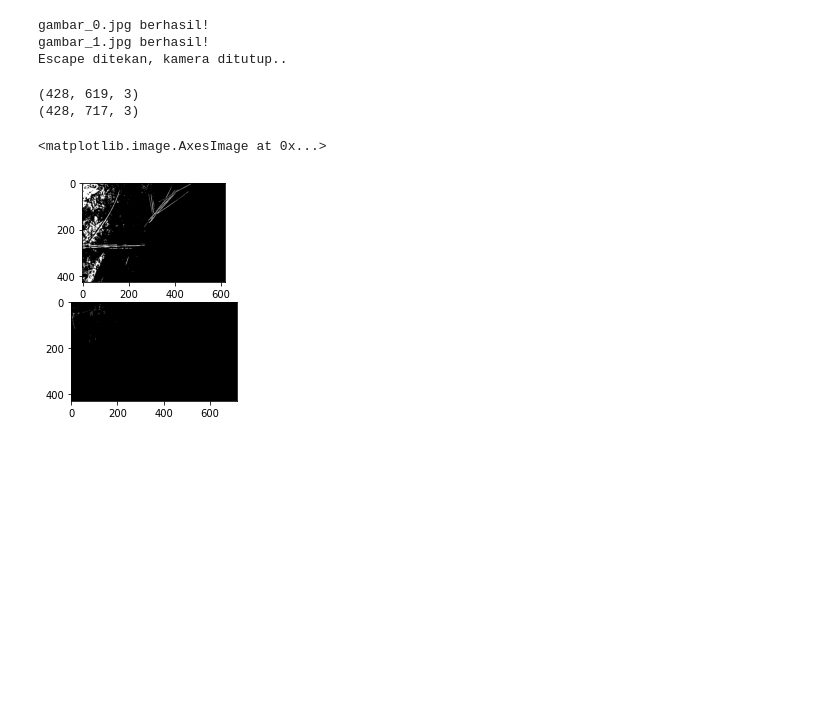
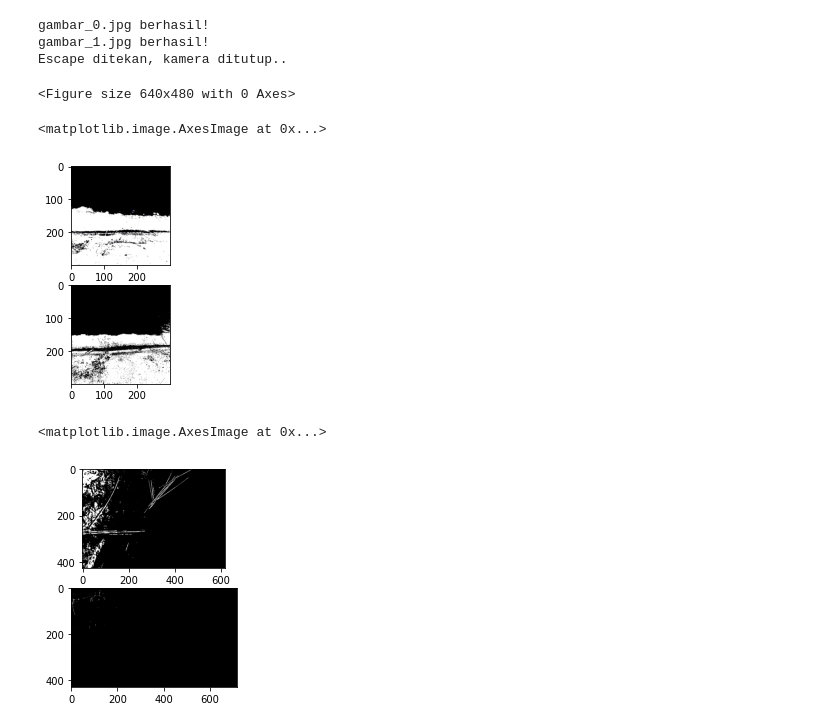
Before and after one commit to NurilWahdaniati/HCD-A3---Deteksi-Ketinggian-Air-Menggunakan-Kamera, a Jupyter notebook: deteksi_tinggi_air.ipynb, the cells around one changed output. Cells and saved outputs as stored; diff of their text form; code cells hidden in the pictures; blank space fills up the shorter version.

Commit message:
Tambah code gabung gambar

```diff
--- a/deteksi_tinggi_air.ipynb
+++ b/deteksi_tinggi_air.ipynb
@@ -42,21 +43,29 @@ Escape ditekan, kamera ditutup..
 # %%
 import matplotlib.pyplot as plt
 import matplotlib.image as mpimg
+from matplotlib.pyplot import figure
 
+figure(figsize=(8, 6), dpi=80)
 # baca gambar yang sudah ditangkap kamera
-image1 = mpimg.imread('pendek.jpeg')
-img2 = mpimg.imread('tinggi1.jpeg')
+image1 = mpimg.imread('rendah_binery.jpg')
+img2 = mpimg.imread('tinggi_binery.jpg')
+# %% [output]
+<Figure size 640x480 with 0 Axes>
+# %%
+#resize gambar
+img_half = cv2.resize(image1, (300, 300))
+img_half2 = cv2.resize(img2, (300, 300))
 # %%
 #cek shape image
-print(image1.shape)
-print(img2.shape)
+#print(image1.shape)
+#print(img2.shape)
-# %% [output]
-(428, 619, 3)
-(428, 717, 3)
 # %%
 #tampilin gambar
 fig, ax = plt.subplots(2)
-ax[0].imshow(image1)
-ax[1].imshow(img2)
+ax[0].imshow(img_half)
+ax[1].imshow(img_half2)
+# %% [output]
+<matplotlib.image.AxesImage at 0x...>
+[figure, added]
 # %%
 #ubah gambar ke gray
```
Also changed, not shown: parts of 5 cells of this notebook.
